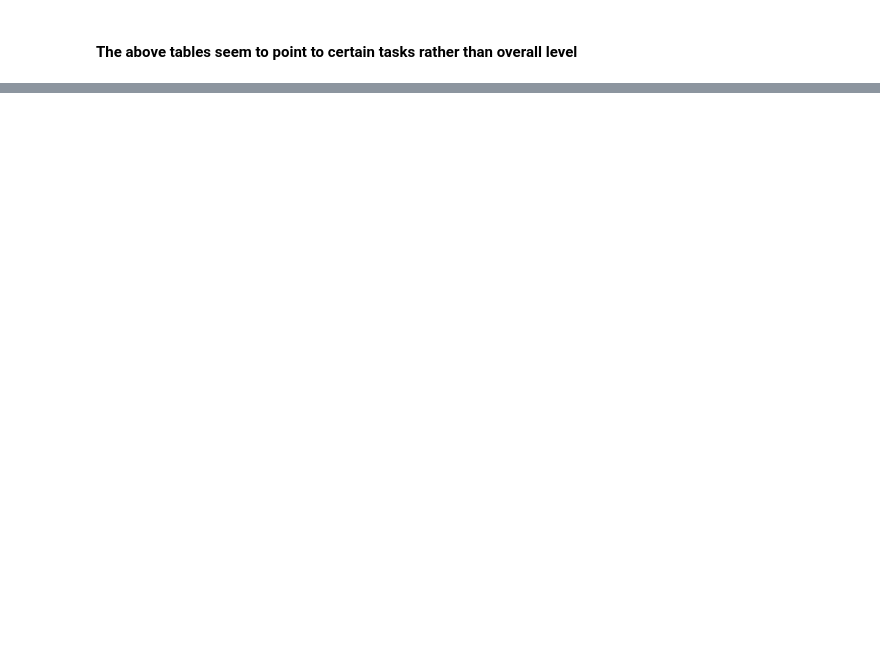
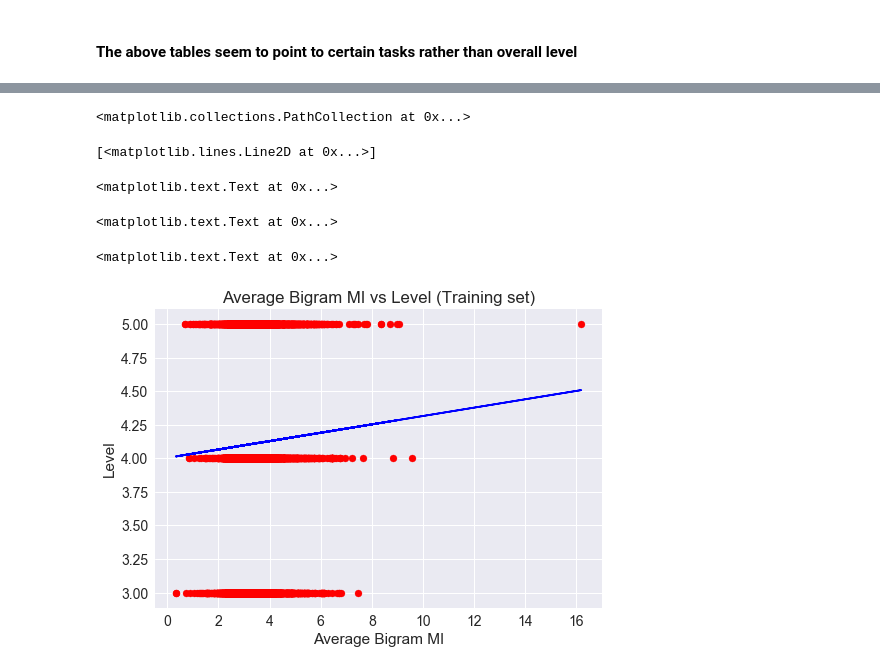
Before and after one commit to Data-Science-for-Linguists/Bigram-analysis-of-writing-from-the-ELI, a Jupyter notebook: Visualizations.ipynb, the cells around one changed output, grey strips where cells are left out. Saved outputs shown, nothing was run; the diff lists cells and outputs as text; code cells hidden in the pictures; blank space fills up the shorter version.

```diff
--- a/Visualizations.ipynb
+++ b/Visualizations.ipynb
@@ -232,0 +239,3 @@ NameError: name 'combo_unigram_dict' is not defined
+# %%
+X = combo_df[['avg_bigram_MI']]  #dataframe with only one column. Uppercase X.
+y = combo_df['level_id'] #series
@@ -232,0 +250,5 @@ NameError: name 'combo_unigram_dict' is not defined
+# %%
+#split data with sklearn. Randomize on same seed.
+
+from sklearn.model_selection import train_test_split
+X_train, X_test, y_train, y_test = train_test_split(X, y, test_size = .2, random_state = 0)
@@ -232,0 +266,5 @@ NameError: name 'combo_unigram_dict' is not defined
+# %%
+# Fitting Simple Linear Regression to the Training set
+from sklearn.linear_model import LinearRegression
+regressor = LinearRegression()
+regressor.fit(X_train, y_train)
@@ -232,0 +303,15 @@ NameError: name 'combo_unigram_dict' is not defined
+# %%
+plt.gcf().clear() #clear previous plots
+plt.scatter(X_train, y_train, color = 'red')
+plt.plot(X_train, regressor.predict(X_train), color = 'blue')
+plt.title('Average Bigram MI vs Level (Training set)')
+plt.xlabel('Average Bigram MI')
+plt.ylabel('Level')
+plt.show()
+# %% [output]
+<matplotlib.collections.PathCollection at 0x...>
+[<matplotlib.lines.Line2D at 0x...>]
+<matplotlib.text.Text at 0x...>
+<matplotlib.text.Text at 0x...>
+<matplotlib.text.Text at 0x...>
+[figure, added]
```
Also changed, not shown: parts of 28 cells of this notebook, 1 other file.
